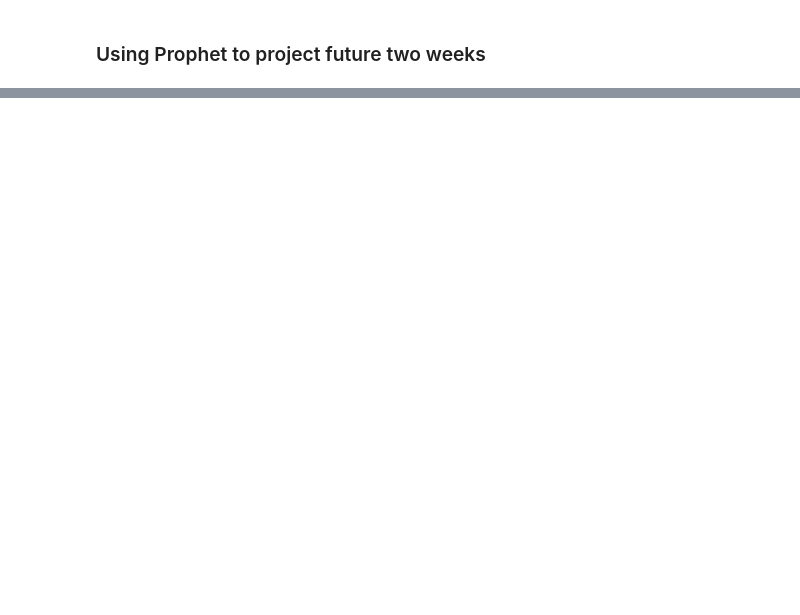
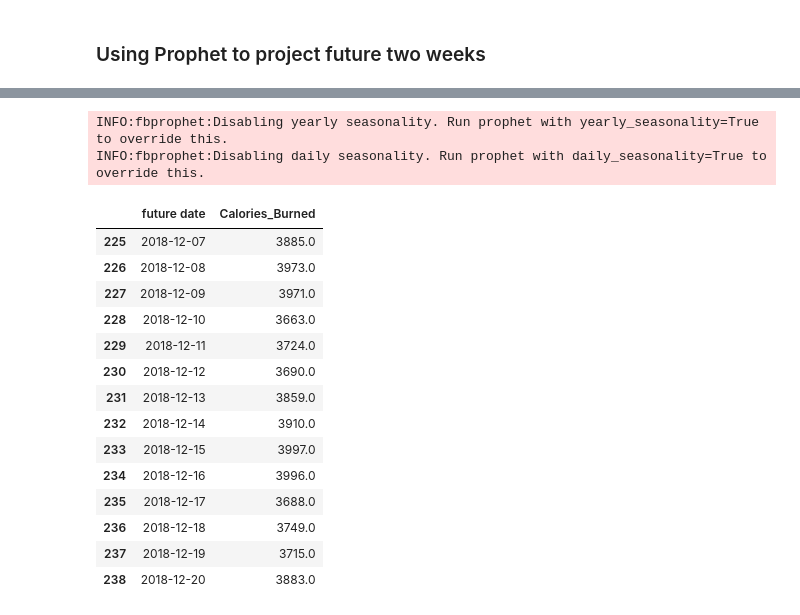
Before and after one commit to Bayes19/Project-Fitbit, a Jupyter notebook: Final .ipynb, the cells around one changed output, grey strips where cells are left out. Cells and saved outputs as stored; diff of their text form; code cells hidden in the pictures; blank space fills up the shorter version.

```diff
--- a/Final .ipynb
+++ b/Final .ipynb
@@ -198,0 +195,20 @@ INFO:fbprophet:Disabling daily seasonality. Run prophet with daily_seasonality=T
+# %%
+Calories_Burned_prophet(df2)
+# %% [output]
+INFO:fbprophet:Disabling yearly seasonality. Run prophet with yearly_seasonality=True to override this.
+INFO:fbprophet:Disabling daily seasonality. Run prophet with daily_seasonality=True to override this.
+|  | future date | Calories_Burned |
+| 225 | 2018-12-07 | 3885.0 |
+| 226 | 2018-12-08 | 3973.0 |
+| 227 | 2018-12-09 | 3971.0 |
+| 228 | 2018-12-10 | 3663.0 |
+| 229 | 2018-12-11 | 3724.0 |
+| 230 | 2018-12-12 | 3690.0 |
+| 231 | 2018-12-13 | 3859.0 |
+| 232 | 2018-12-14 | 3910.0 |
+| 233 | 2018-12-15 | 3997.0 |
+| 234 | 2018-12-16 | 3996.0 |
+| 235 | 2018-12-17 | 3688.0 |
+| 236 | 2018-12-18 | 3749.0 |
+| 237 | 2018-12-19 | 3715.0 |
+| 238 | 2018-12-20 | 3883.0 |
```
Also changed, not shown: parts of 11 cells of this notebook, 7 other files.
